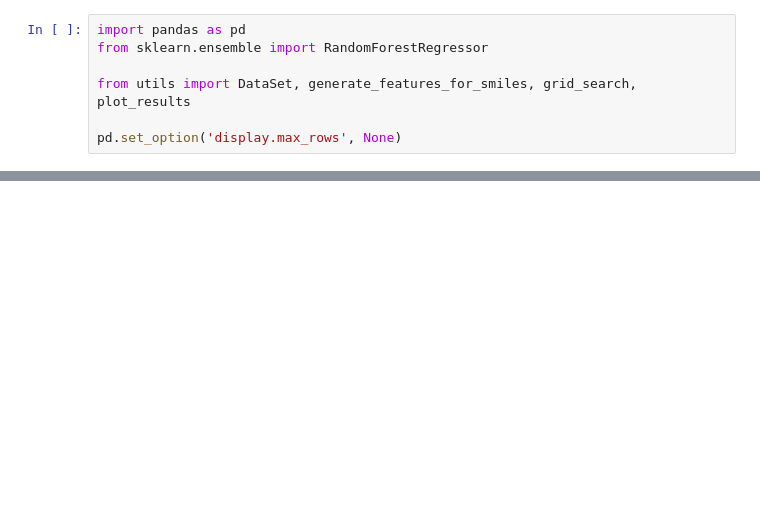
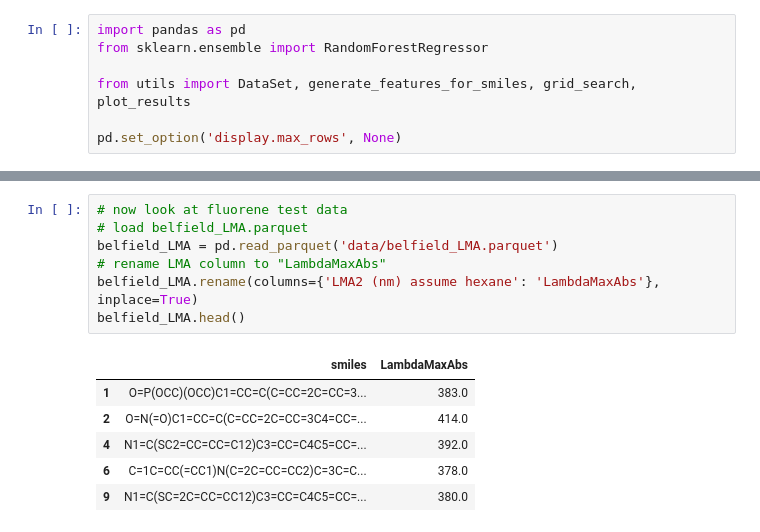
Before and after one commit to ChrisCollison/spectrum, a Jupyter notebook: lma_model.ipynb, the cells around one changed output, grey strips where cells are left out. Drawn from its saved outputs; the diff is of its cells as text; blank space fills up the shorter version.

```diff
--- a/lma_model.ipynb
+++ b/lma_model.ipynb
@@ -50,0 +80,14 @@ plot_results(
+# %%
+# now look at fluorene test data
+# load belfield_LMA.parquet
+belfield_LMA = pd.read_parquet('data/belfield_LMA.parquet')
+# rename LMA column to "LambdaMaxAbs"
+belfield_LMA.rename(columns={'LMA2 (nm) assume hexane': 'LambdaMaxAbs'}, inplace=True)
+belfield_LMA.head()
+# %% [output]
+|  | smiles | LambdaMaxAbs |
+| 1 | O=P(OCC)(OCC)C1=CC=C(C=CC=2C=CC=3... | 383.0 |
+| 2 | O=N(=O)C1=CC=C(C=CC=2C=CC=3C4=CC=... | 414.0 |
+| 4 | N1=C(SC2=CC=CC=C12)C3=CC=C4C5=CC=... | 392.0 |
+| 6 | C=1C=CC(=CC1)N(C=2C=CC=CC2)C=3C=C... | 378.0 |
+| 9 | N1=C(SC=2C=CC=CC12)C3=CC=C4C5=CC=... | 380.0 |
```
Also changed, not shown: parts of 5 cells of this notebook.
